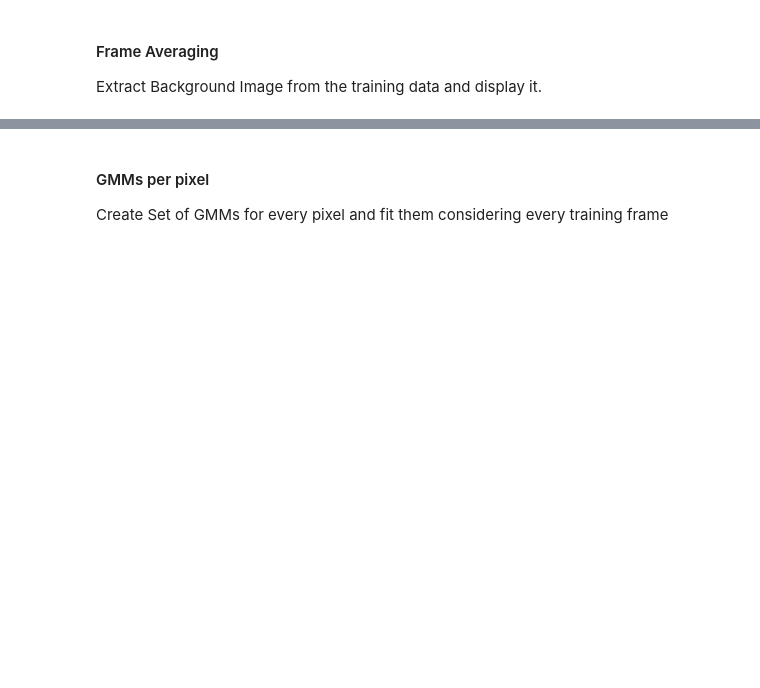
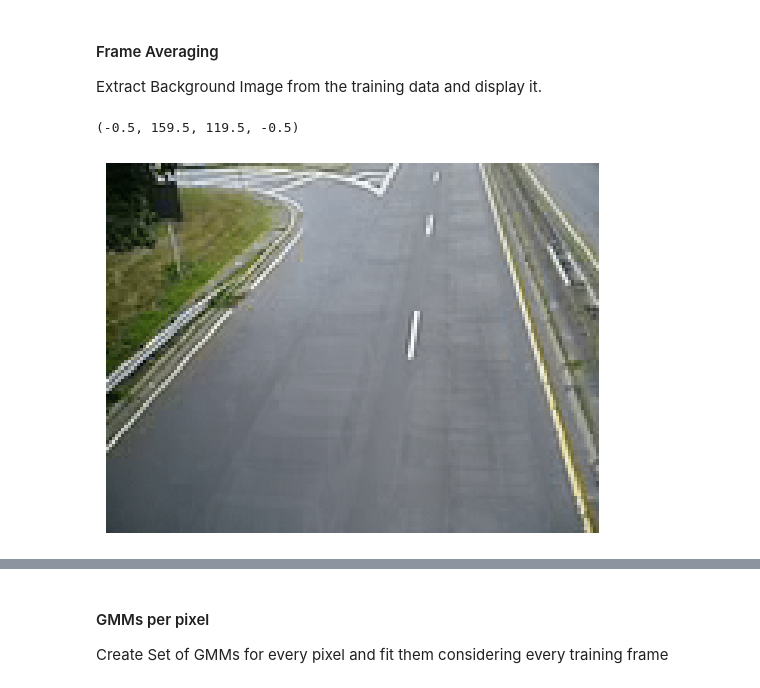
Before and after one commit to oops-moment/SMAI-SEM6, a Jupyter notebook: rollnumber_A2/rollnumber_A2_Q2/Q2.ipynb, the cells around one changed output, grey strips where cells are left out. Saved outputs shown, nothing was run; the diff lists cells and outputs as text; code cells hidden in the pictures; blank space fills up the shorter version.

```diff
--- a/rollnumber_A2/rollnumber_A2_Q2/Q2.ipynb
+++ b/rollnumber_A2/rollnumber_A2_Q2/Q2.ipynb
@@ -218,0 +217,8 @@ Extract Background Image from the training data and display it.
+# %%
+background_image = np.mean(train_frames*255, axis=0)
+background_image = background_image.astype(np.uint8)
+plt.imshow(background_image)
+plt.axis('off')
+# %% [output]
+(-0.5, 159.5, 119.5, -0.5)
+[figure, added]
```
Also changed, not shown: parts of 4 cells of this notebook.
